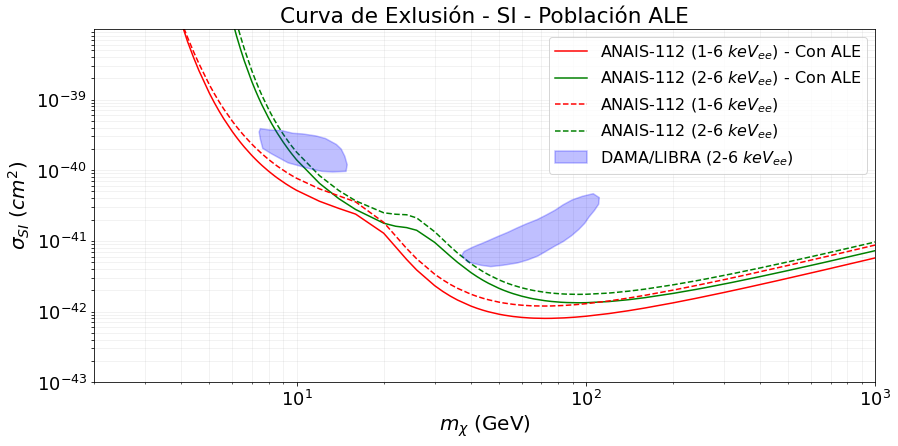
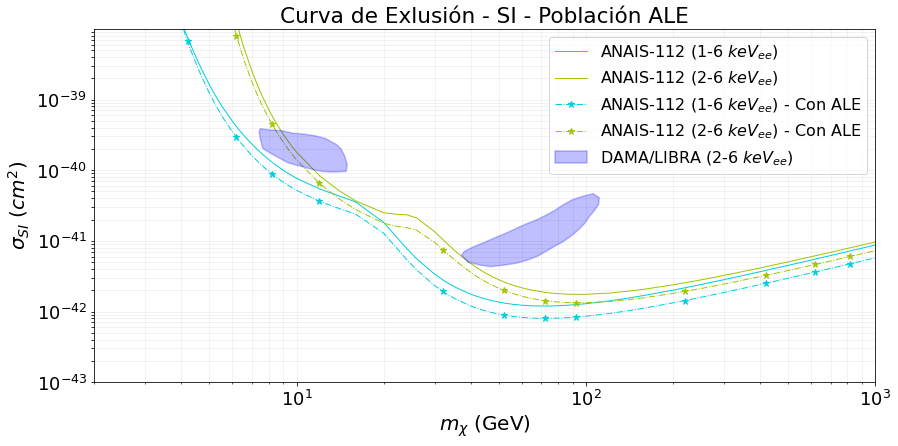
Code edit (unified diff) that turned the first committed figure into the second:
--- before
+++ after
@@ -15,9 +15,19 @@
 
 
+ax.plot(DM_16_m,DM_16, linestyle='-', linewidth=1, c="#00CFDD"
+        , alpha=1,
+        label="ANAIS-112 (1-6 $keV_{ee}$)")
 
-ax.plot(DM_16_ANOD_m,DM_16_ANOD, linestyle='-',label="ANAIS-112 (1-6 $keV_{ee}$) - Con ALE", alpha=1,c="red")
-ax.plot(DM_26_ANOD_m,DM_26_ANOD, linestyle='-',label="ANAIS-112 (2-6 $keV_{ee}$) - Con ALE", alpha=1,c="green")
-ax.plot(DM_16_m,DM_16, linestyle='--',label="ANAIS-112 (1-6 $keV_{ee}$) ", alpha=1,c="red")
-ax.plot(DM_26_m,DM_26, linestyle='--',label="ANAIS-112 (2-6 $keV_{ee}$) ", alpha=1,c="green")
+ax.plot(DM_26_m,DM_26,linestyle='-', linewidth=1, c="#A2C600",
+        alpha=1,
+         label="ANAIS-112 (2-6 $keV_{ee}$)")
+
+ax.plot(DM_16_ANOD_m, DM_16_ANOD, linestyle='-.', linewidth=1, c="#00CFDD",marker="*", markersize=7,markevery=8, alpha=1,
+         label="ANAIS-112 (1-6 $keV_{ee}$) - Con ALE")
+m = DM_26_ANOD <= 9e-34
+
+ax.plot(DM_26_ANOD_m, DM_26_ANOD, linestyle='-.', linewidth=1, c="#A2C600",marker="*", markersize=7,markevery=8, alpha=1,
+         label="ANAIS-112 (2-6 $keV_{ee}$) - Con ALE")
+
 
 #ax.plot(DM_16_ANOD_m,DM_16_ANOD , linestyle='-', label="1-6 $keV_{ee}$ - ANOD", alpha=1,c="green")

Commit: TFG